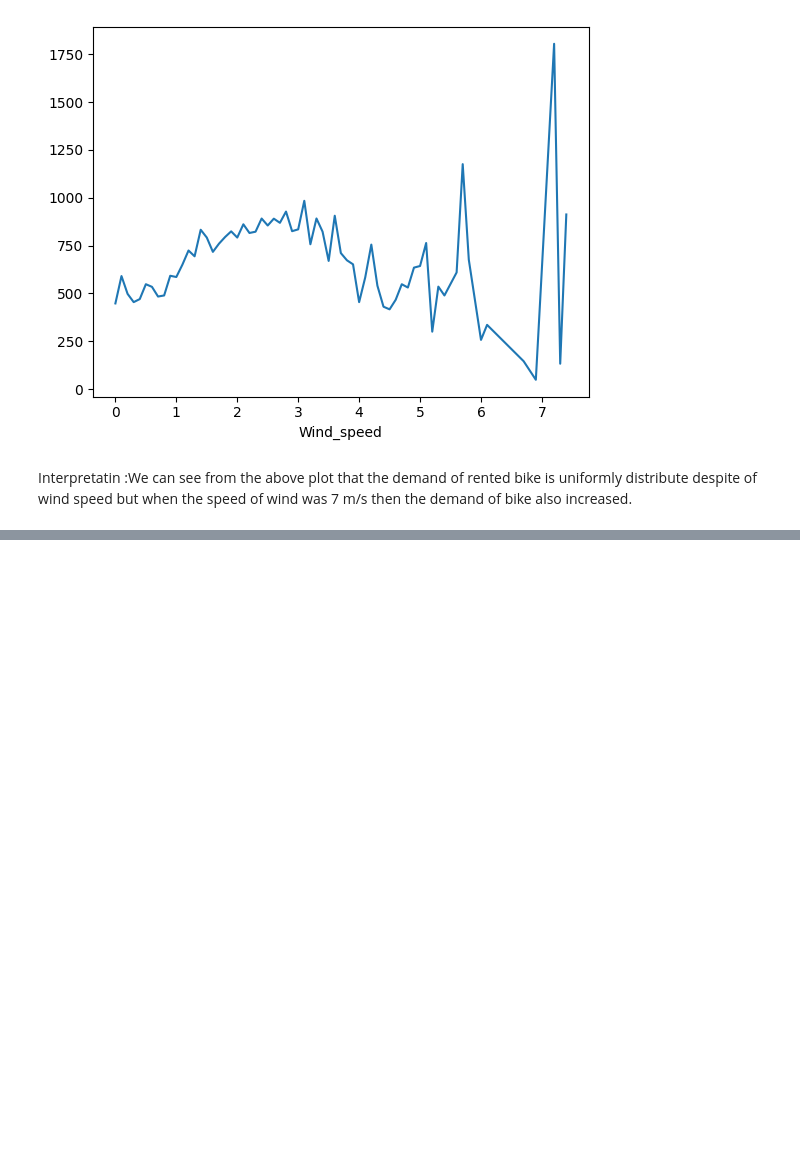
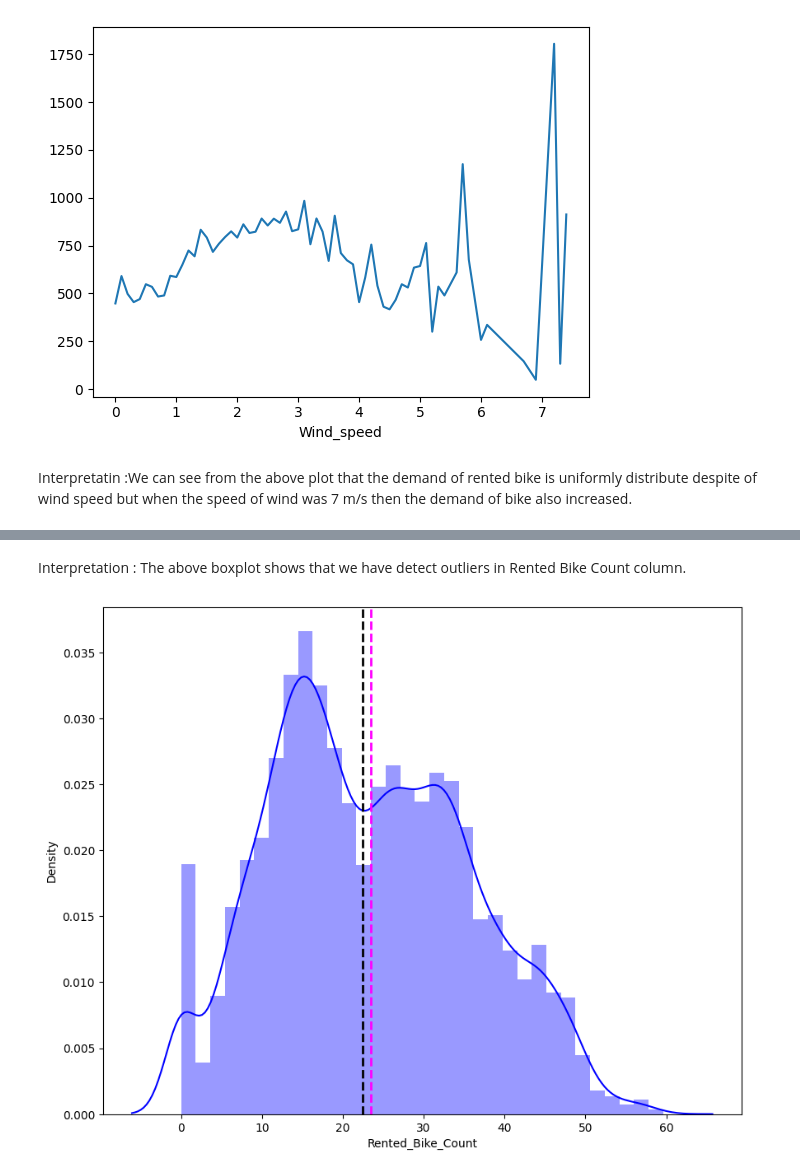
Before and after one commit to Nikhilprasad1010/BikeSharingDemandPrediction, a Jupyter notebook: Bike_Sharing_Demand_Prediction.ipynb, the cells around one changed output, grey strips where cells are left out. Cells and saved outputs as stored; diff of their text form; code cells hidden in the pictures; blank space fills up the shorter version.

```diff
--- a/Bike_Sharing_Demand_Prediction.ipynb
+++ b/Bike_Sharing_Demand_Prediction.ipynb
@@ -436,0 +481,15 @@ Interpretatin :We can see from the above plot that the demand of rented bike is
+# %% [markdown]
+Interpretation : The above boxplot shows that we have detect outliers in Rented Bike Count column.
+# %%
+#Applying square root to Rented Bike Count to improve skewness
+plt.figure(figsize=(10,8))
+plt.xlabel('Rented Bike Count')
+plt.ylabel('Density')
+
+ax=sns.distplot(np.sqrt(bike_df['Rented_Bike_Count']), color="blue")
+ax.axvline(np.sqrt(bike_df['Rented_Bike_Count']).mean(), color='magenta', linestyle='dashed', linewidth=2)
+ax.axvline(np.sqrt(bike_df['Rented_Bike_Count']).median(), color='black', linestyle='dashed', linewidth=2)
+
+plt.show()
+# %% [output]
+[figure, added]
```
Also changed, not shown: parts of 17 cells of this notebook.
